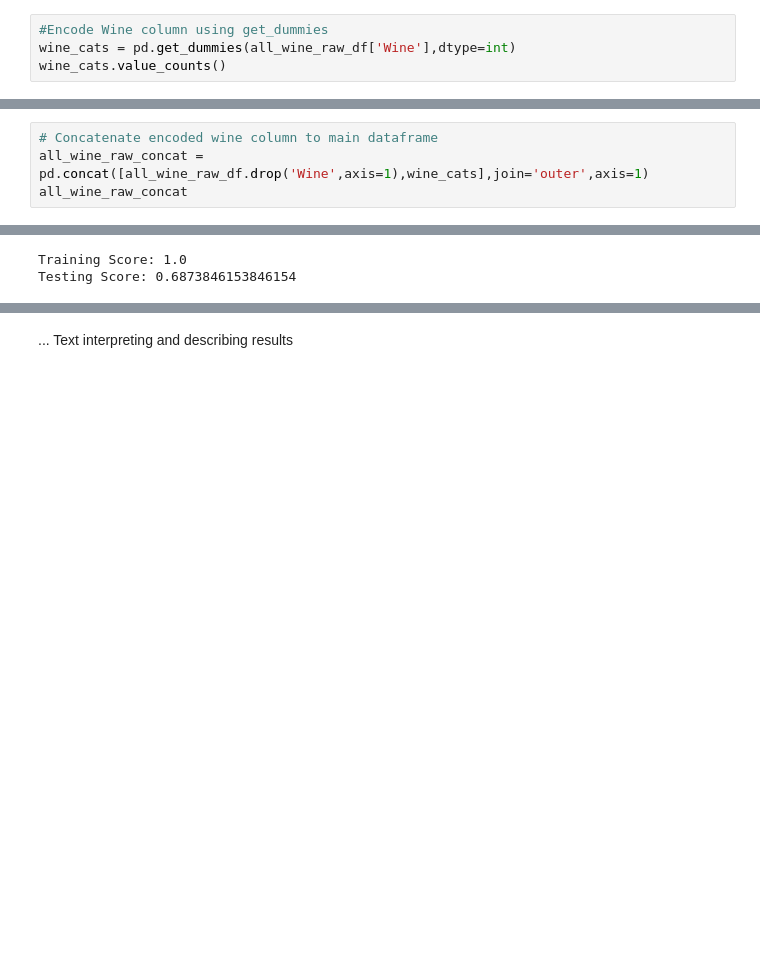
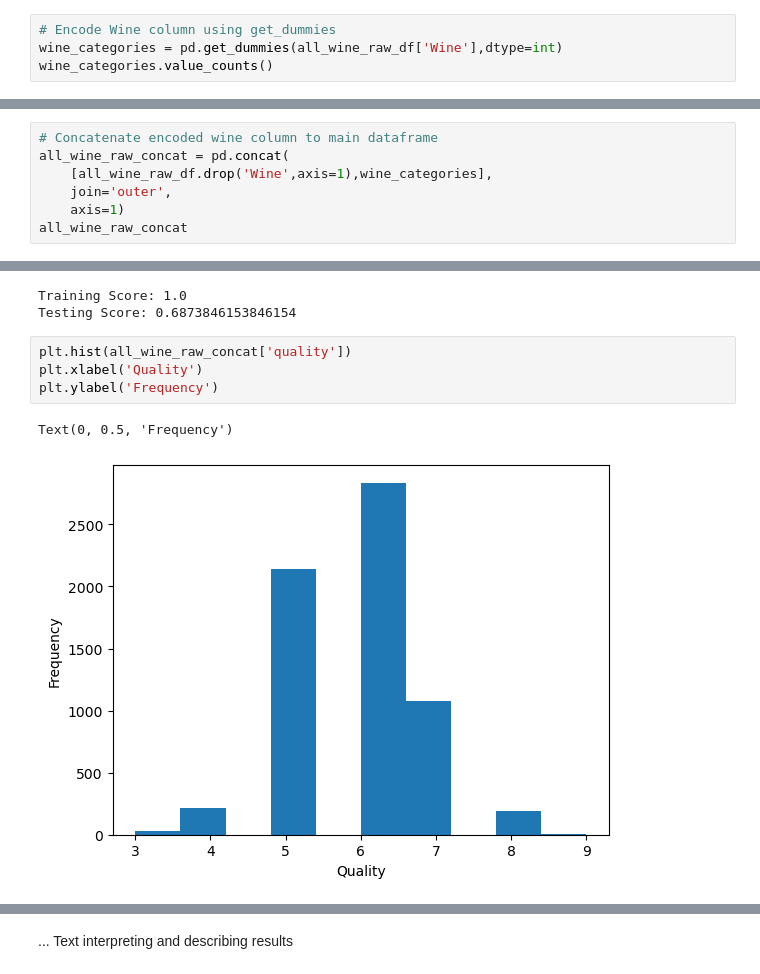
Before and after one commit to N8sGit/group_project_2, a Jupyter notebook: main.ipynb, the cells around one changed output, grey strips where cells are left out. Cells and saved outputs as stored; diff of their text form; blank space fills up the shorter version.

```diff
--- a/main.ipynb
+++ b/main.ipynb
@@ -39,9 +40,9 @@ quality
 9       5
 Name: count, dtype: int64
 # %%
-#Encode Wine column using get_dummies
-wine_cats = pd.get_dummies(all_wine_raw_df['Wine'],dtype=int)
-wine_cats.value_counts()
+# Encode Wine column using get_dummies
+wine_categories = pd.get_dummies(all_wine_raw_df['Wine'],dtype=int)
+wine_categories.value_counts()
 # %% [output]
 Red  White
 0    1        4898
@@ -49,7 +50,10 @@ Red  White
 Name: count, dtype: int64
 # %%
 # Concatenate encoded wine column to main dataframe
-all_wine_raw_concat = pd.concat([all_wine_raw_df.drop('Wine',axis=1),wine_cats],join='outer',axis=1)
+all_wine_raw_concat = pd.concat(
+    [all_wine_raw_df.drop('Wine',axis=1),wine_categories],
+    join='outer',
+    axis=1)
 all_wine_raw_concat
 # %% [output]
 |  | fixed acidity | volatile acidity | citric acid | residual sugar | chlorides | free sulfur dioxide | ... |
@@ -97,5 +101,12 @@ print(f'Testing Score: {clf.score(X_test_scaled, y_test)}')
 # %% [output]
 Training Score: 1.0
 Testing Score: 0.6873846153846154
+# %%
+plt.hist(all_wine_raw_concat['quality'])
+plt.xlabel('Quality')
+plt.ylabel('Frequency')
+# %% [output]
+Text(0, 0.5, 'Frequency')
+[figure, added]
 # %%
 # Evaluate and Optimize Model
```
Also changed, not shown: parts of 8 cells of this notebook.
